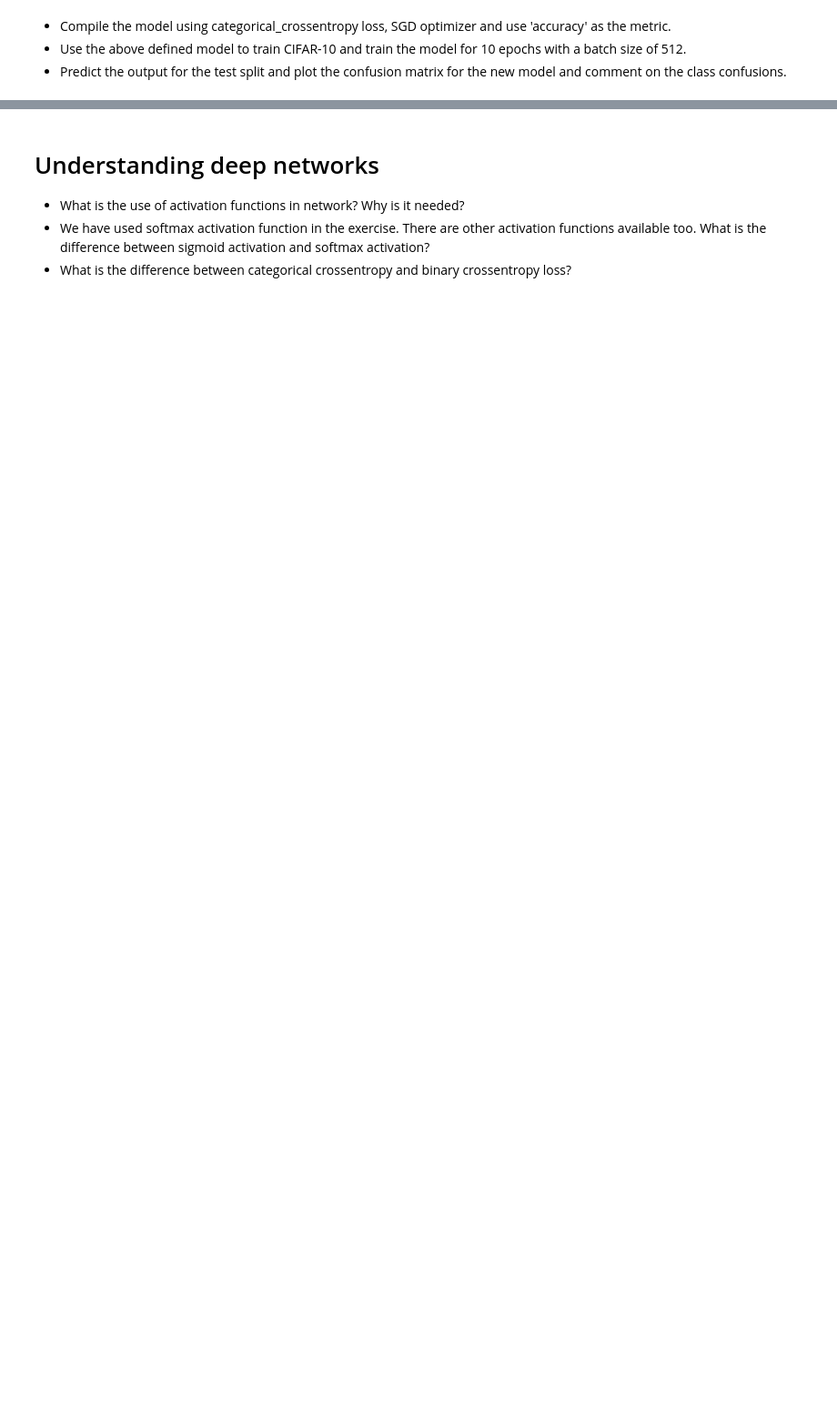
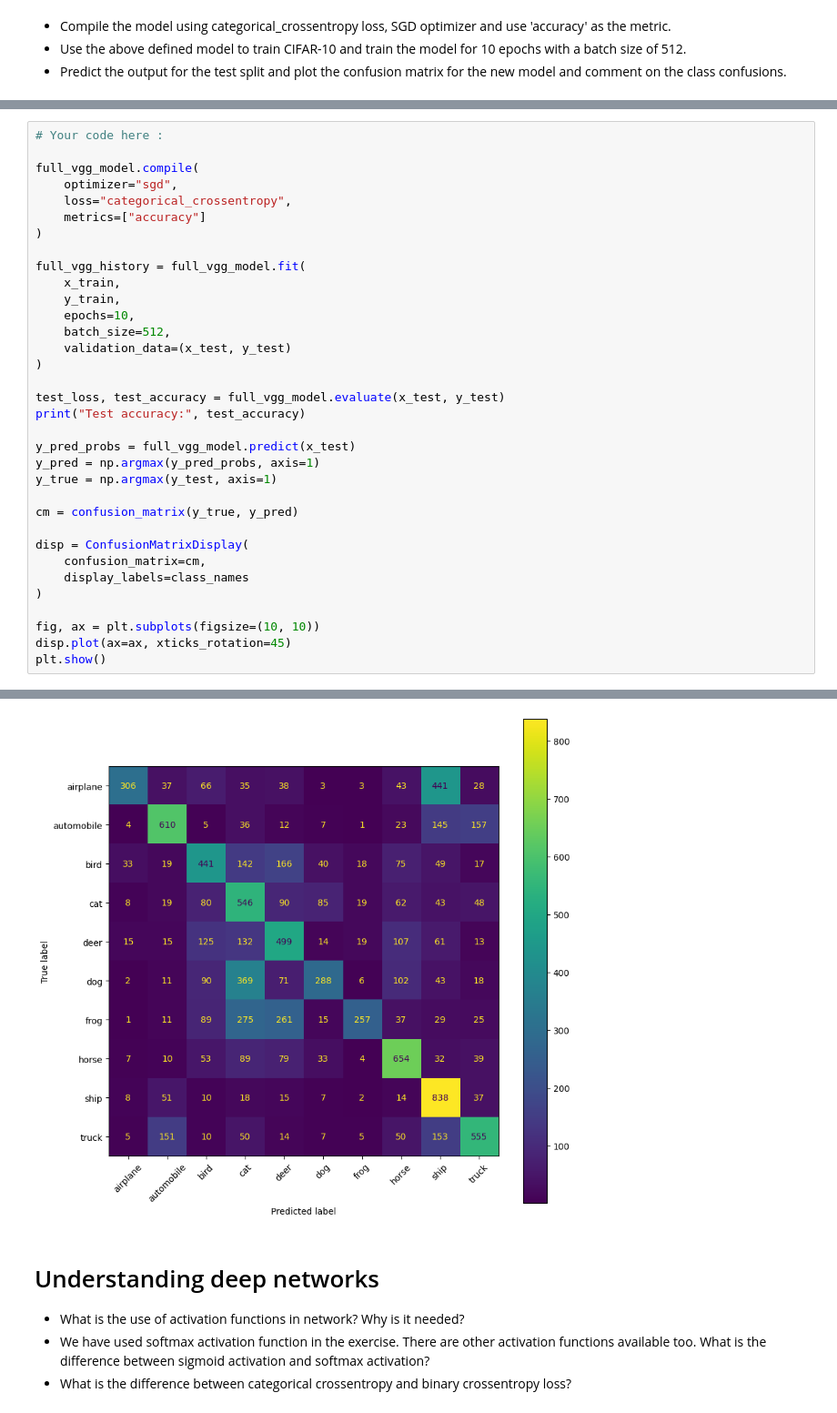
Before and after one commit to alexsocha0-alt/lab-image-classification-using-convolutional-neural-networks, a Jupyter notebook: main.ipynb, the cells around one changed output, grey strips where cells are left out. Shown at 91% size. Cells and saved outputs as stored; diff of their text form; blank space fills up the shorter version.

```diff
--- a/main.ipynb
+++ b/main.ipynb
@@ -206,0 +405,35 @@ clear_session()
+# %%
+# Your code here :
+
+full_vgg_model.compile(
+    optimizer="sgd",
+    loss="categorical_crossentropy",
+    metrics=["accuracy"]
+)
+
+full_vgg_history = full_vgg_model.fit(
+    x_train,
+    y_train,
+    epochs=10,
+    batch_size=512,
+    validation_data=(x_test, y_test)
+)
+
+test_loss, test_accuracy = full_vgg_model.evaluate(x_test, y_test)
+print("Test accuracy:", test_accuracy)
+
+y_pred_probs = full_vgg_model.predict(x_test)
+y_pred = np.argmax(y_pred_probs, axis=1)
+y_true = np.argmax(y_test, axis=1)
+
+cm = confusion_matrix(y_true, y_pred)
+
+disp = ConfusionMatrixDisplay(
+    confusion_matrix=cm,
+    display_labels=class_names
+)
+
+fig, ax = plt.subplots(figsize=(10, 10))
+disp.plot(ax=ax, xticks_rotation=45)
+plt.show()
+# %% [output]
@@ -207,3 +457,4 @@ clear_session()
+[figure, added]
 # %% [markdown]
 # Understanding deep networks
 
```
Also changed, not shown: parts of 25 cells of this notebook.
